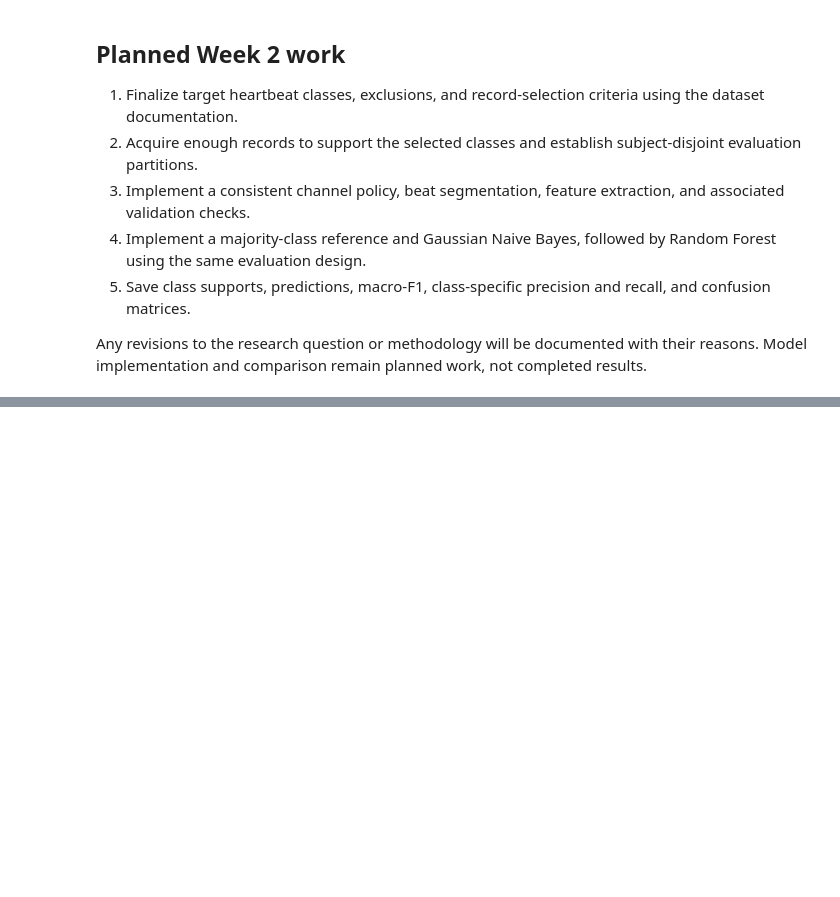
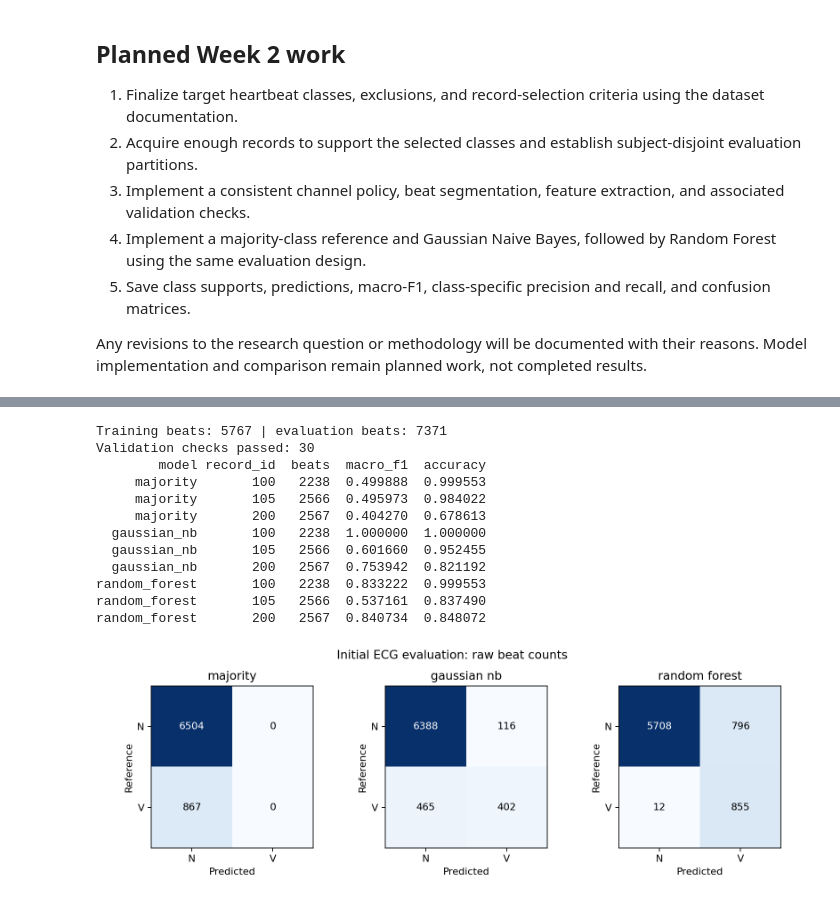
Before and after one commit to Sowmya-840/FA26_Sowmya_COMP_699_A, a Jupyter notebook: src/week1_ecg_research_foundation.ipynb, the cells around one changed output, grey strips where cells are left out. Cells and saved outputs as stored; diff of their text form; code cells hidden in the pictures; blank space fills up the shorter version.

Commit message:
Implement Week 2 ECG classifier comparison, validation, and baseline report

```diff
--- a/src/week1_ecg_research_foundation.ipynb
+++ b/src/week1_ecg_research_foundation.ipynb
@@ -986,0 +1232,36 @@ remain planned work, not completed results.
+# %%
+second_rf = make_pipeline(StandardScaler(), RandomForestClassifier(**P["random_forest"]))
+second_rf.fit(X_train, y_train)
+check("same_seed_rf_predictions_repeated", np.array_equal(second_rf.predict(X_eval), predictions["random_forest"]))
+check("protocol_unchanged_during_execution", (ROOT/"src/week2_protocol.json").read_bytes()==PROTOCOL_BYTES)
+validation = pd.DataFrame([{"check": name, "passed": passed} for name, passed in checks.items()])
+validation.to_csv(OUT / "validation_checks.csv", index=False)
+fig, axes = plt.subplots(1, 3, figsize=(10, 3.3))
+for ax, (name, pred) in zip(axes, predictions.items()):
+    matrix = confusion_matrix(y_eval, pred, labels=P["classes"])
+    ax.imshow(matrix, cmap="Blues")
+    for i in range(2):
+        for j in range(2): ax.text(j, i, str(matrix[i,j]), ha="center", va="center", color="white" if matrix[i,j] > matrix.max()/2 else "black")
+    ax.set(xticks=[0,1], yticks=[0,1], xticklabels=P["classes"], yticklabels=P["classes"], xlabel="Predicted", ylabel="Reference", title=name.replace("_", " "))
+fig.suptitle("Initial ECG evaluation: raw beat counts")
+fig.tight_layout(); fig.savefig(OUT/"confusion_matrices.png", dpi=160); plt.close(fig)
+versions = {name: importlib.metadata.version(name) for name in ["numpy", "pandas", "scipy", "matplotlib", "wfdb", "scikit-learn"]}
+summary = {"started_utc": STARTED, "completed_utc": datetime.now(timezone.utc).isoformat(), "python": platform.python_version(), "packages": versions, "protocol": P, "protocol_sha256": hashlib.sha256(PROTOCOL_BYTES).hexdigest(), "feature_names": FEATURES, "training_beats": len(train), "evaluation_beats": len(evaluation), "features": len(FEATURES), "checks_passed": len(checks), "same_seed_repeatability": True, "run_seconds_by_model_including_prediction": durations, "raw_file_hashes": {r["file"]: r["sha256"] for r in download_rows}, "feature_matrix_sha256": hashlib.sha256(np.ascontiguousarray(beats[FEATURES].to_numpy(dtype="<f8")).tobytes()).hexdigest(), "clinical_validation": False, "note": "One fixed development comparison. Ground-truth beat locations are used. No fitted quantities use evaluation rows."}
+(OUT/"execution_summary.json").write_text(json.dumps(summary, indent=2)+"\n")
+print("Training beats:", len(train), "| evaluation beats:", len(evaluation))
+print("Validation checks passed:", len(checks))
+print(pd.DataFrame(record_metric_rows).to_string(index=False))
+# %% [output]
+Training beats: 5767 | evaluation beats: 7371
+Validation checks passed: 30
+        model record_id  beats  macro_f1  accuracy
+     majority       100   2238  0.499888  0.999553
+     majority       105   2566  0.495973  0.984022
+     majority       200   2567  0.404270  0.678613
+  gaussian_nb       100   2238  1.000000  1.000000
+  gaussian_nb       105   2566  0.601660  0.952455
+  gaussian_nb       200   2567  0.753942  0.821192
+random_forest       100   2238  0.833222  0.999553
+random_forest       105   2566  0.537161  0.837490
+random_forest       200   2567  0.840734  0.848072
+[figure, added]
```
Also changed, not shown: parts of 12 cells of this notebook, 22 other files.
